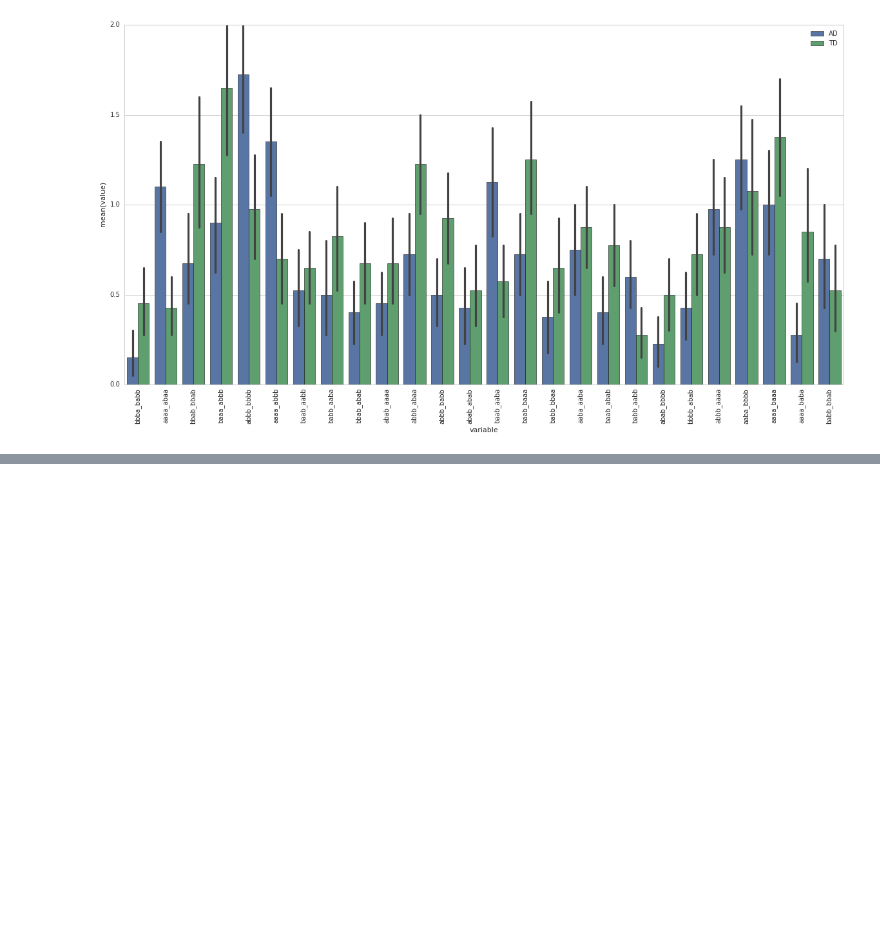
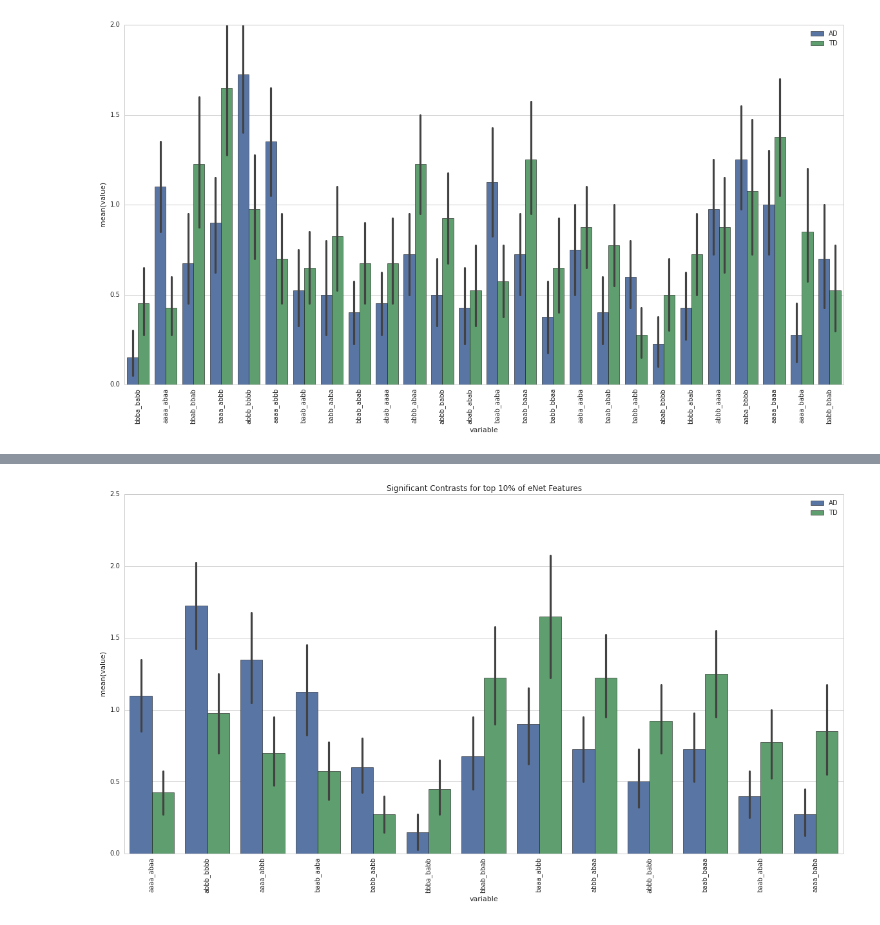
Before and after one commit to boomsbloom/media-nlp, a Jupyter notebook: enet_feat_analysis.ipynb, the cells around one changed output, grey strips where cells are left out. Saved outputs shown, nothing was run; the diff lists cells and outputs as text; code cells hidden in the pictures; blank space fills up the shorter version.

```diff
--- a/enet_feat_analysis.ipynb
+++ b/enet_feat_analysis.ipynb
@@ -48,2 +80,23 @@ plt.ylim(0,2);
+# %%
+more_AD, more_TD = [], []
+for gram in gram_differences['grams']:
+    gram_diff = sig_df[(sig_df['variable'] == gram)
+                & (sig_df['group'] == 'AD')]['value'].mean() - sig_df[(sig_df['variable'] == gram)
+                                                                      & (sig_df['group'] == 'TD')]['value'].mean()
+    if gram_diff > 0:
+        more_AD.append(gram)
+    else:
+        more_TD.append(gram)
+
+order_by = more_AD + more_TD
+
+sns.set_style("whitegrid")
+sns.plt.figure(figsize=(20,10))
+sns.barplot(data=sig_df,y='value',x='variable',hue='group',linewidth=0.5,order=order_by)
+plt.legend();
+sns.plt.title("Significant Contrasts for top 10% of eNet Features")
+plt.xticks(rotation=90);
+# %% [output]
+[figure, added]
 # %%
 word_counts = {'first':[],'second':[]}
```
Also changed, not shown: parts of 6 cells of this notebook.
